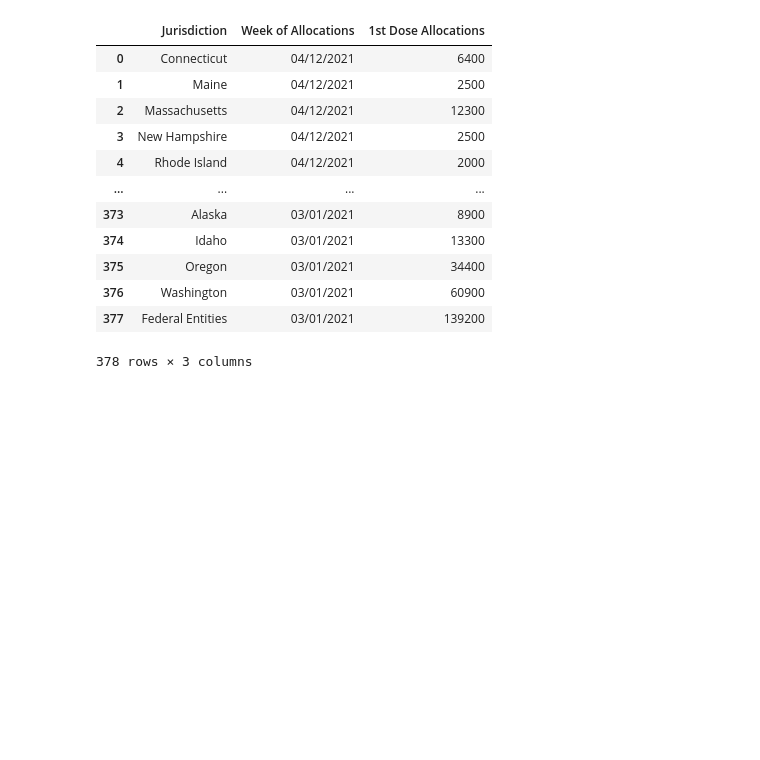
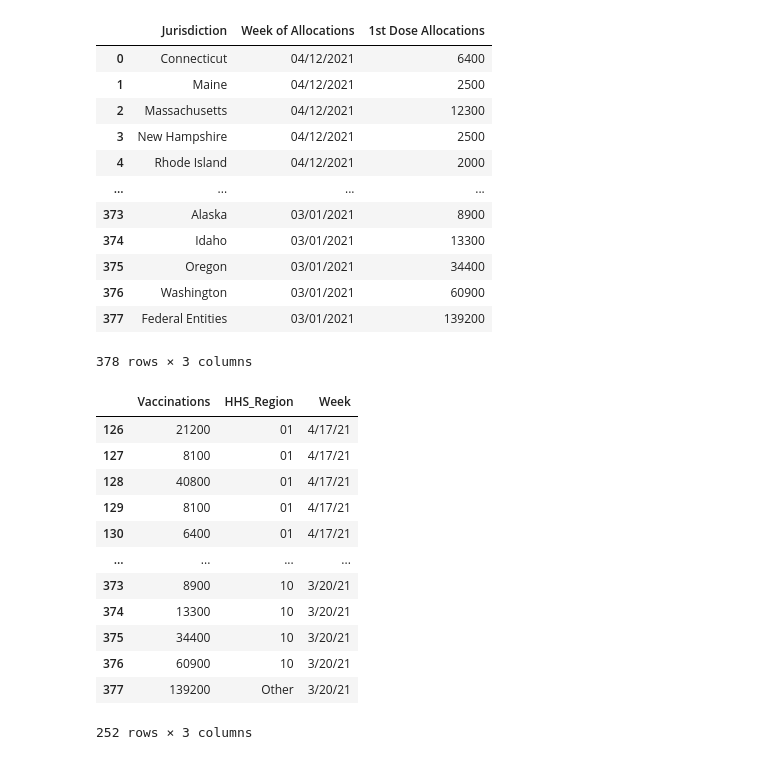
Before and after one commit to itsjonlau/Final-Project, a Jupyter notebook: Lauren/dev/Cleaning_Data.ipynb, the cells around one changed output. Cells and saved outputs as stored; diff of their text form; code cells hidden in the pictures; blank space fills up the shorter version.

```diff
--- a/Lauren/dev/Cleaning_Data.ipynb
+++ b/Lauren/dev/Cleaning_Data.ipynb
@@ -184,0 +202,40 @@ groups = {
+# %%
+#clean JJ data
+#add HHS region data to JJ DF
+JJ_df["HHS_Region"] = (
+    JJ_df["Jurisdiction"]
+    .apply(lambda x: [k for k in groups.keys() if x in groups[k]])
+    .str[0]
+    .fillna("Other")
+)
+
+#edit weeks
+JJ_df["Week"] = (
+    JJ_df["Week of Allocations"]
+    .apply(lambda x: [k for k in weeks.keys() if x in weeks[k]])
+    .str[0]
+    .fillna("Other")
+)
+
+#rename columns
+JJ_df = JJ_df.rename(columns={"1st Dose Allocations": "Vaccinations"})
+JJ_df
+
+#drop n/a weeks and columns
+JJ_df = JJ_df.drop(["Jurisdiction", "Week of Allocations"], axis = 1)
+JJ_df = JJ_df.loc[(JJ_df["Week"] != "N/A") & (JJ_df["Week"] != "Other")]
+JJ_df
+# %% [output]
+|  | Vaccinations | HHS_Region | Week |
+| 126 | 21200 | 01 | 4/17/21 |
+| 127 | 8100 | 01 | 4/17/21 |
+| 128 | 40800 | 01 | 4/17/21 |
+| 129 | 8100 | 01 | 4/17/21 |
+| 130 | 6400 | 01 | 4/17/21 |
+| ... | ... | ... | ... |
+| 373 | 8900 | 10 | 3/20/21 |
+| 374 | 13300 | 10 | 3/20/21 |
+| 375 | 34400 | 10 | 3/20/21 |
+| 376 | 60900 | 10 | 3/20/21 |
+| 377 | 139200 | Other | 3/20/21 |
+252 rows × 3 columns
```
Also changed, not shown: parts of 14 cells of this notebook, 21 other files.
